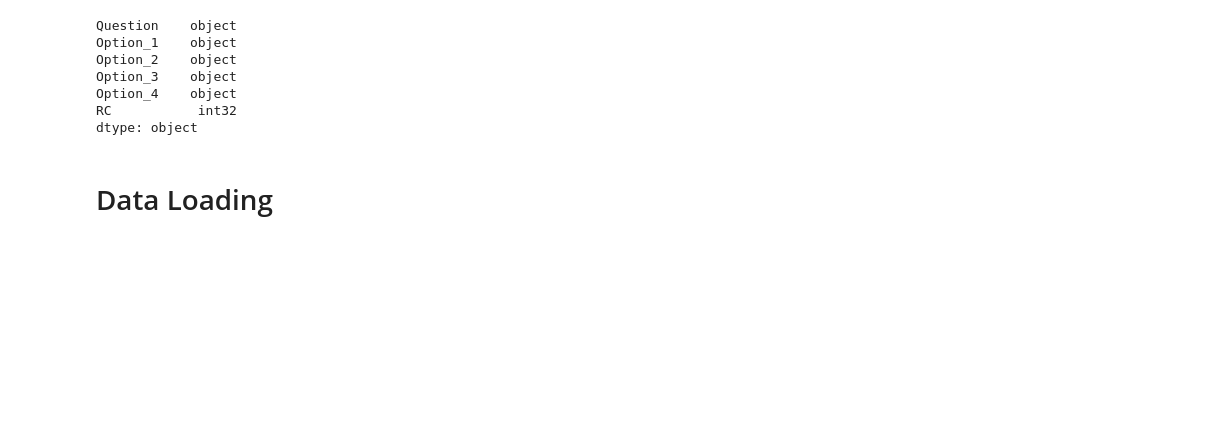
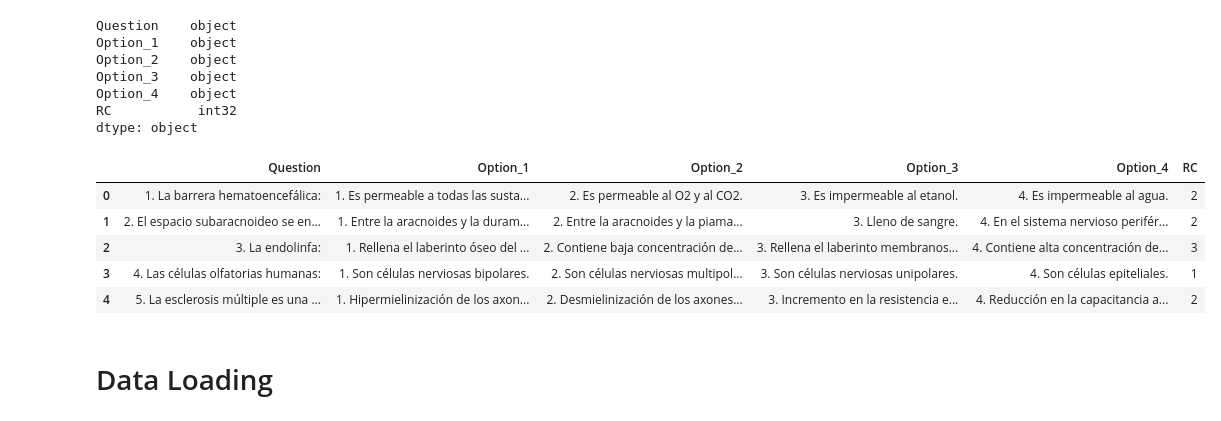
Before and after one commit to Oddman43/ETL_BIR_Exams, a Jupyter notebook: scripts/bir_etl_t1_2024.ipynb, the cells around one changed output. Saved outputs shown, nothing was run; the diff lists cells and outputs as text; code cells hidden in the pictures; blank space fills up the shorter version.

```diff
--- a/scripts/bir_etl_t1_2024.ipynb
+++ b/scripts/bir_etl_t1_2024.ipynb
@@ -41,11 +42,11 @@ def compute_expected_rows(year: int, topic: str) -> tuple:
     if year >= 2021:
         max_rows = 1050
         num_questions = 4
-    return max_rows, f"clean_{save_name_dict[topic]}_{year}.csv", num_questions
+    return max_rows, f"clean_{save_name_dict[topic]}_{year}.csv", num_questions, save_name_dict[topic]
 # %%
 year: int = 2024
 topic: str = "BIOLOGÍA" # BIOLOGÍA, FARMACIA, QUÍMICA, MEDICINA
-total_num_rows, save_format, num_questions = compute_expected_rows(year, topic)
+total_num_rows, save_format, num_questions, sql_exam_name = compute_expected_rows(year, topic)
 # %% [markdown]
 ## Extracting Questions from Pdf file
 # %%
@@ -316,6 +317,15 @@ Option_3    object
 Option_4    object
 RC           int32
 dtype: object
+# %%
+clean_df_2.head()
+# %% [output]
+|  | Question | Option_1 | Option_2 | Option_3 | Option_4 | RC |
+| 0 | 1. La barrera hematoencefálica: | 1. Es permeable a todas las susta... | 2. Es permeable al O2 y al CO2. | 3. Es impermeable al etanol. | 4. Es impermeable al agua. | 2 |
+| 1 | 2. El espacio subaracnoideo se en... | 1. Entre la aracnoides y la duram... | 2. Entre la aracnoides y la piama... | 3. Lleno de sangre. | 4. En el sistema nervioso perifér... | 2 |
+| 2 | 3. La endolinfa: | 1. Rellena el laberinto óseo del ... | 2. Contiene baja concentración de... | 3. Rellena el laberinto membranos... | 4. Contiene alta concentración de... | 3 |
+| 3 | 4. Las células olfatorias humanas: | 1. Son células nerviosas bipolares. | 2. Son células nerviosas multipol... | 3. Son células nerviosas unipolares. | 4. Son células epiteliales. | 1 |
+| 4 | 5. La esclerosis múltiple es una ... | 1. Hipermielinización de los axon... | 2. Desmielinización de los axones... | 3. Incremento en la resistencia e... | 4. Reducción en la capacitancia a... | 2 |
 # %% [markdown]
 # Data Loading
 # %% [markdown]
```
Also changed, not shown: parts of 2 cells of this notebook.
